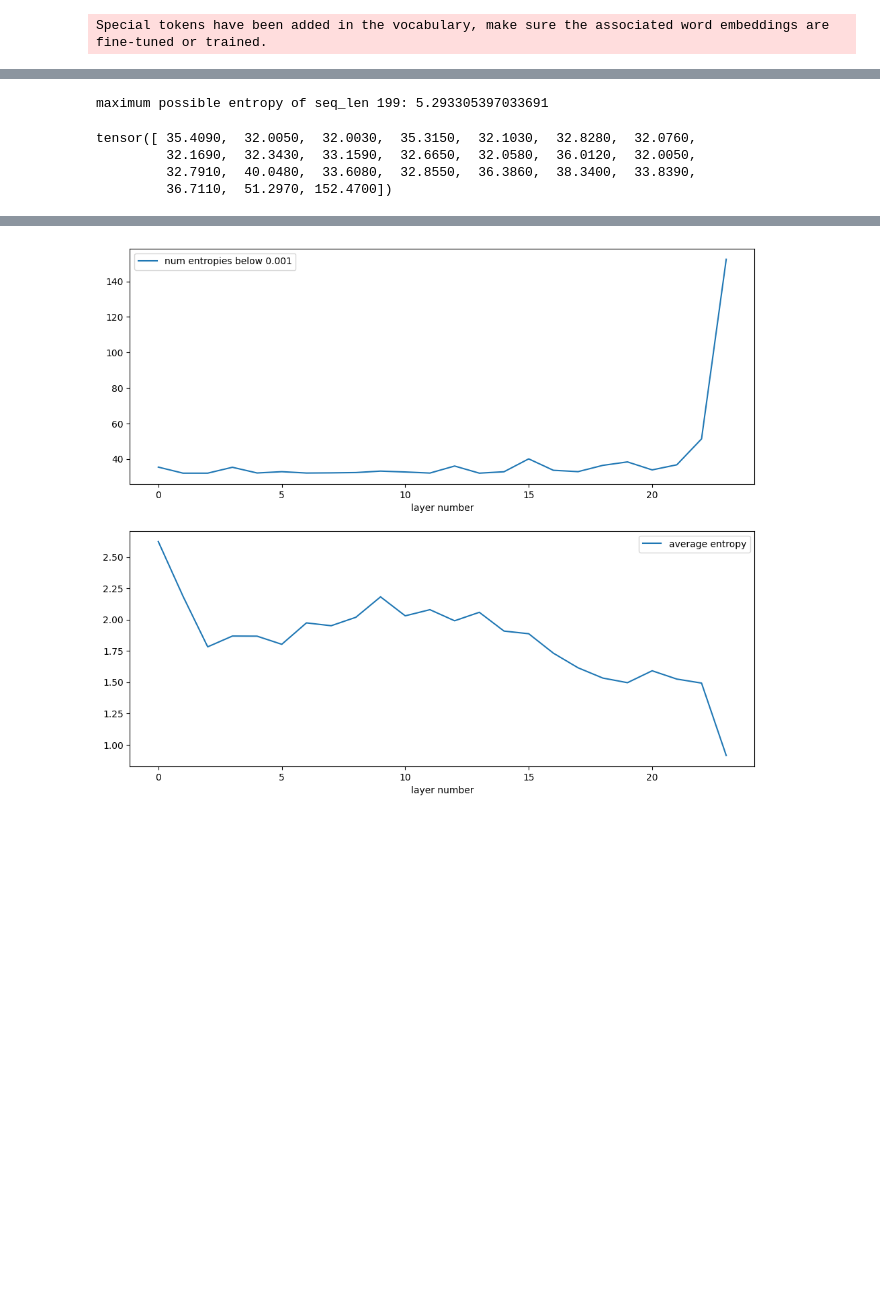
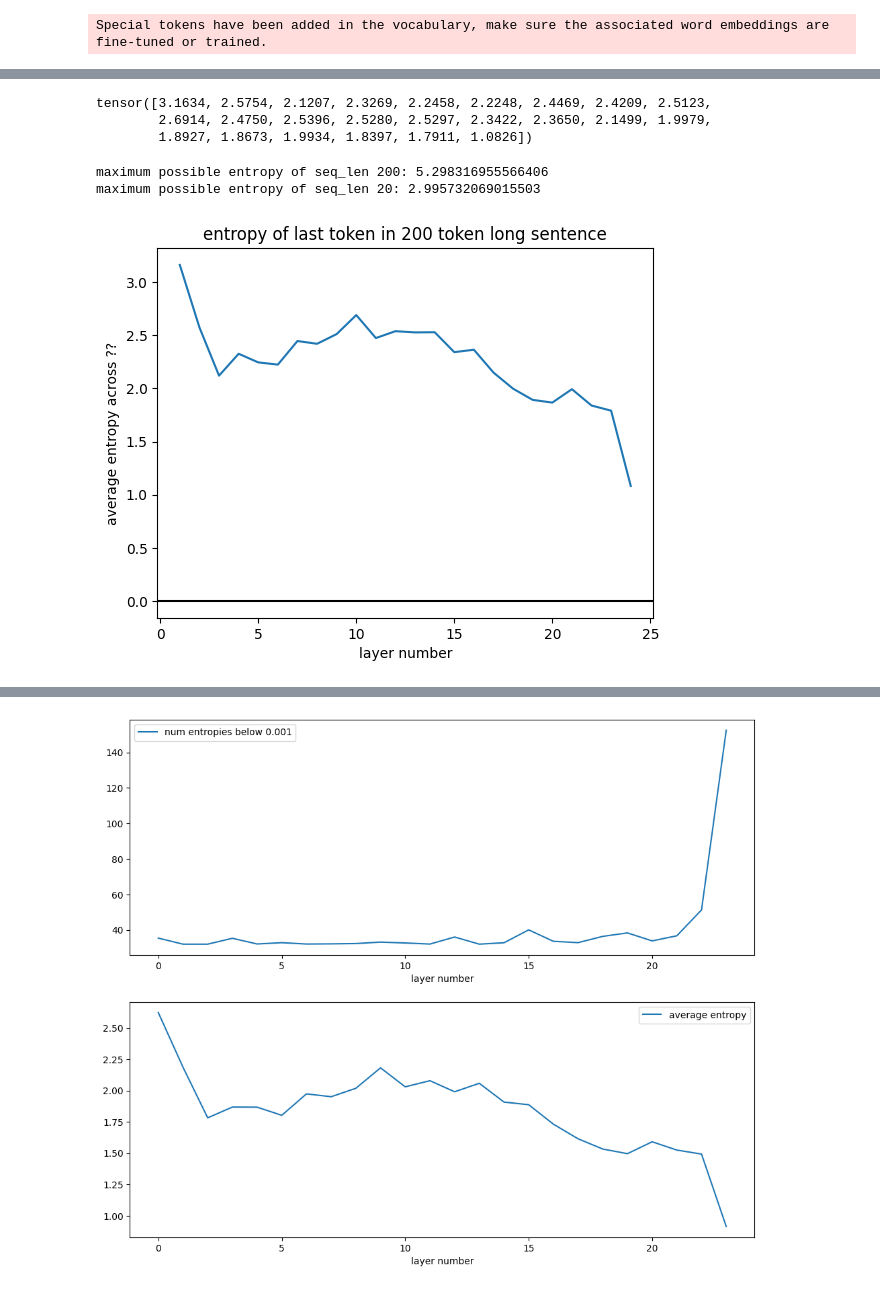
Before and after one commit to reeceshuttle/958, a Jupyter notebook: phi-1.5/phi_attention_score_analysis.ipynb, the cells around one changed output, grey strips where cells are left out. Saved outputs shown, nothing was run; the diff lists cells and outputs as text; code cells hidden in the pictures; blank space fills up the shorter version.

Commit message:
add prelim attention score analysis notebooks. rm pycache

```diff
--- a/phi-1.5/phi_attention_score_analysis.ipynb
+++ b/phi-1.5/phi_attention_score_analysis.ipynb
@@ -5,6 +5,6 @@ from transformers import AutoTokenizer
 import matplotlib.pyplot as plt
 # %%
 tokenizer = AutoTokenizer.from_pretrained("microsoft/phi-1_5", trust_remote_code=True)
-data = pd.read_json("entropies_tinystories.json")
+data = pd.read_json("phi_entropies_tinystories_data.json")
 # %% [output]
 Special tokens have been added in the vocabulary, make sure the associated word embeddings are fine-tuned or trained.
@@ -45,12 +10,0 @@ mins /= (storynum+1)
-# %%
-# avg len of stories:
-# YOU NEED TO TOKENIZE THE STORIES TO GET THESE VALUES.
-# tokenizer(story, return_tensors="pt", return_attention_mask=False)
-avg_len = 0
-for storynum, story in enumerate(data):
-    tokenized_story = tokenizer(story,
-                                return_tensors="pt",
-                                return_attention_mask=False).input_ids
-    avg_len += len(tokenized_story[0])
-avg_len /= (storynum+1)
-print(f'avg length of the stories: {avg_len}')
@@ -82,0 +11,12 @@ tensor([0., 0., 0., 0., 0., 0., 0., 0., 0., 0., 0., 0., 0., 0., 0., 0., 0., 0.,
+# %%
+phi_layers, phi_heads = 24, 32
+n = 20
+avg_entropies = torch.zeros((phi_layers, phi_heads, n))
+for storynum, story in enumerate(data):
+    for layernum in range(phi_layers):
+        # for a certain story and a certain layer:
+        last_n_entropy = torch.Tensor(data[story][f'layer {layernum}']['last_n_entropy'])
+        # print(last_n_entropy[0].shape)
+        avg_entropies[layernum] += last_n_entropy[0]
+
+avg_entropies /= (storynum+1)
@@ -82,0 +48,5 @@ tensor([0., 0., 0., 0., 0., 0., 0., 0., 0., 0., 0., 0., 0., 0., 0., 0., 0., 0.,
+# %%
+# averaging across heads
+avg_entropies.shape # (24,32,20)
+avg_entropies_avg_heads = torch.mean(avg_entropies, dim=-2) # (24,20)
+avg_entropies_avg_heads
@@ -83,27 +71,38 @@ tensor([0., 0., 0., 0., 0., 0., 0., 0., 0., 0., 0., 0., 0., 0., 0., 0., 0., 0.,
+# %%
+# last token of each seq with heads averaged:
+avg_entropies_avg_heads[:,-1]
+# %% [output]
+tensor([3.1634, 2.5754, 2.1207, 2.3269, 2.2458, 2.2248, 2.4469, 2.4209, 2.5123,
+        2.6914, 2.4750, 2.5396, 2.5280, 2.5297, 2.3422, 2.3650, 2.1499, 1.9979,
+        1.8927, 1.8673, 1.9934, 1.8397, 1.7911, 1.0826])
 # %%
+import math
 # maximum entropy for 100 length story:
 def max_entropy(seq_len):
     a = torch.Tensor([1/seq_len for _ in range(seq_len)])
     max_a = -torch.sum(a*torch.log(a))
     print(f'maximum possible entropy of seq_len {seq_len}: {max_a}')
 
-max_entropy(199)
+max_entropy(200)
+max_entropy(20)
+
+# figure out how to do this properly:
+# # use base 2 for these preferably
+# def percentage_analogy(seqlen, percentage):
+#     ans = max_entropy(seqlen) - math.log(10)
+#     print(f'for seqlen {seqlen}, a entropy of {ans} is analogous to {1-percentage} sparsity')
 # %% [output]
-maximum possible entropy of seq_len 199: 5.293305397033691
+maximum possible entropy of seq_len 200: 5.298316955566406
+maximum possible entropy of seq_len 20: 2.995732069015503
 # %%
 # calculate entropy as a ratio of the max entropy(use the story length):
-# %%
-avg_num = torch.zeros(24)
-for storynum, story in enumerate(data):
-    for layernum in range(24):
-        target = torch.Tensor(data[story][f'layer {layernum}']['small vals'])
-        # print(f'{storynum},{layernum}:{len(target[target < 0.001])}')
-        avg_num[layernum] += len(target[target < 0.001])
-
-avg_num /= (storynum+1)
-avg_num
-# %% [output]
-tensor([ 35.4090,  32.0050,  32.0030,  35.3150,  32.1030,  32.8280,  32.0760,
-         32.1690,  32.3430,  33.1590,  32.6650,  32.0580,  36.0120,  32.0050,
-         32.7910,  40.0480,  33.6080,  32.8550,  36.3860,  38.3400,  33.8390,
-         36.7110,  51.2970, 152.4700])
+# %%
+x = [i for i in range(1,25)]
+y = avg_entropies_avg_heads[:,-1].tolist()
+fig, axes = plt.subplots(nrows=1, ncols=1)
+axes.plot(x,y)
+axes.set(title='entropy of last token in 200 token long sentence', xlabel='layer number', ylabel='average entropy across ??')
+plt.axhline(0, c='k')
+plt.show()
+# %% [output]
+[figure, added]
```
Also changed, not shown: parts of 8 cells of this notebook, 1 other file.
